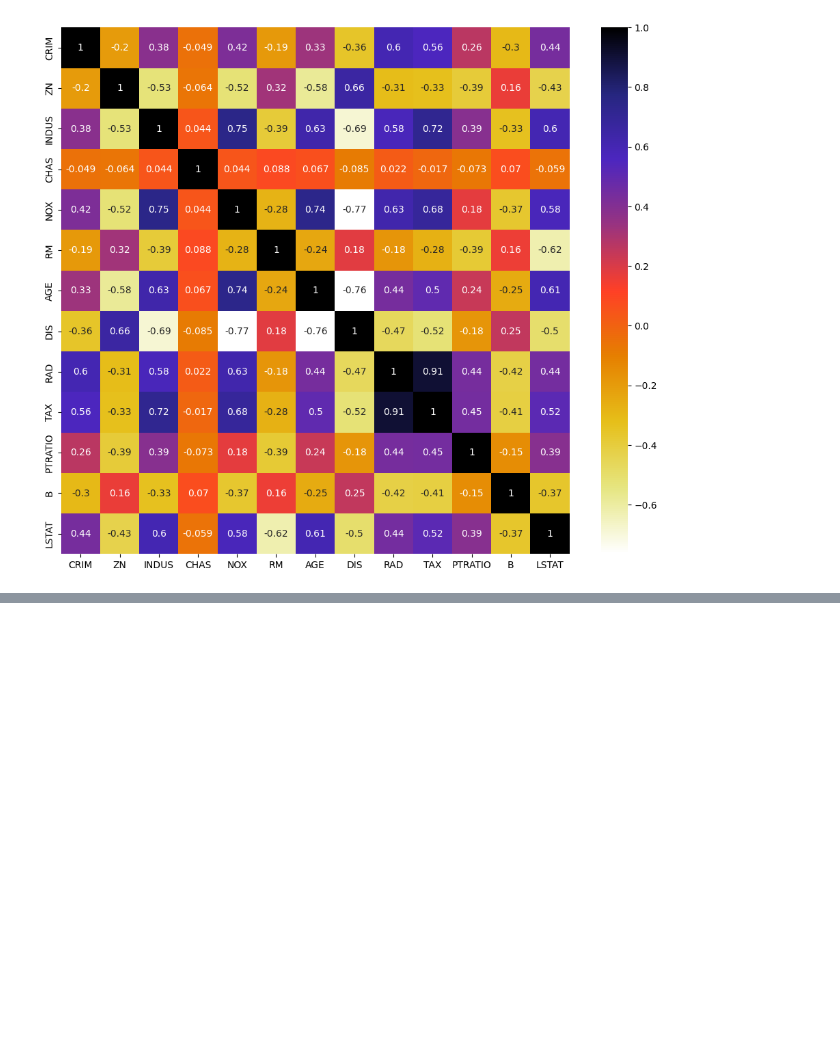
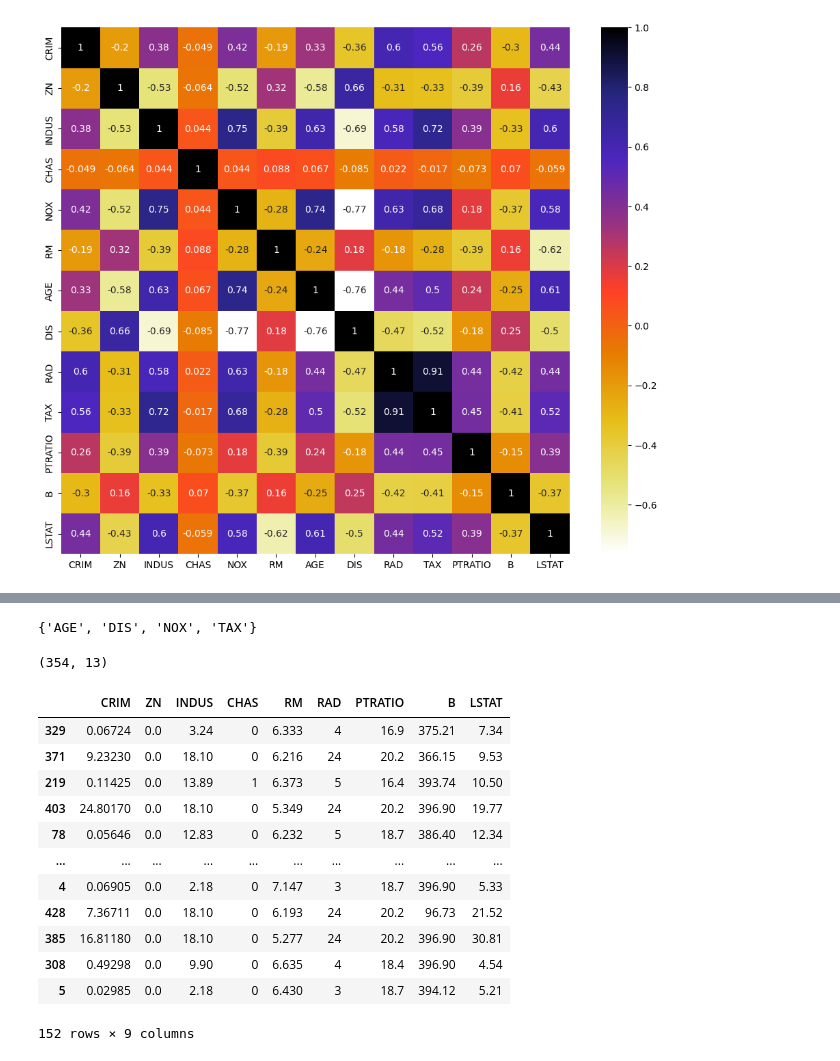
Before and after one commit to afarvardin/python-ds, a Jupyter notebook: DataEngineering/FeatureEngineering/Correlation.ipynb, the cells around one changed output, grey strips where cells are left out. Saved outputs shown, nothing was run; the diff lists cells and outputs as text; code cells hidden in the pictures; blank space fills up the shorter version.

```diff
--- a/DataEngineering/FeatureEngineering/Correlation.ipynb
+++ b/DataEngineering/FeatureEngineering/Correlation.ipynb
@@ -66,0 +62,25 @@ AttributeError: 'DataFrame' object has no attribute 'column'
+# %%
+corr_features
+# %% [output]
+{'AGE', 'DIS', 'NOX', 'TAX'}
+# %%
+X_train.shape
+# %% [output]
+(354, 13)
+# %%
+X_train.drop(corr_features, axis=1)
+X_test.drop(corr_features, axis=1)
+# %% [output]
+|  | CRIM | ZN | INDUS | CHAS | RM | RAD | PTRATIO | B | LSTAT |
+| 329 | 0.06724 | 0.0 | 3.24 | 0 | 6.333 | 4 | 16.9 | 375.21 | 7.34 |
+| 371 | 9.23230 | 0.0 | 18.10 | 0 | 6.216 | 24 | 20.2 | 366.15 | 9.53 |
+| 219 | 0.11425 | 0.0 | 13.89 | 1 | 6.373 | 5 | 16.4 | 393.74 | 10.50 |
+| 403 | 24.80170 | 0.0 | 18.10 | 0 | 5.349 | 24 | 20.2 | 396.90 | 19.77 |
+| 78 | 0.05646 | 0.0 | 12.83 | 0 | 6.232 | 5 | 18.7 | 386.40 | 12.34 |
+| ... | ... | ... | ... | ... | ... | ... | ... | ... | ... |
+| 4 | 0.06905 | 0.0 | 2.18 | 0 | 7.147 | 3 | 18.7 | 396.90 | 5.33 |
+| 428 | 7.36711 | 0.0 | 18.10 | 0 | 6.193 | 24 | 20.2 | 96.73 | 21.52 |
+| 385 | 16.81180 | 0.0 | 18.10 | 0 | 5.277 | 24 | 20.2 | 396.90 | 30.81 |
+| 308 | 0.49298 | 0.0 | 9.90 | 0 | 6.635 | 4 | 18.4 | 396.90 | 4.54 |
+| 5 | 0.02985 | 0.0 | 2.18 | 0 | 6.430 | 3 | 18.7 | 394.12 | 5.21 |
+152 rows × 9 columns
```
Also changed, not shown: parts of 8 cells of this notebook.
